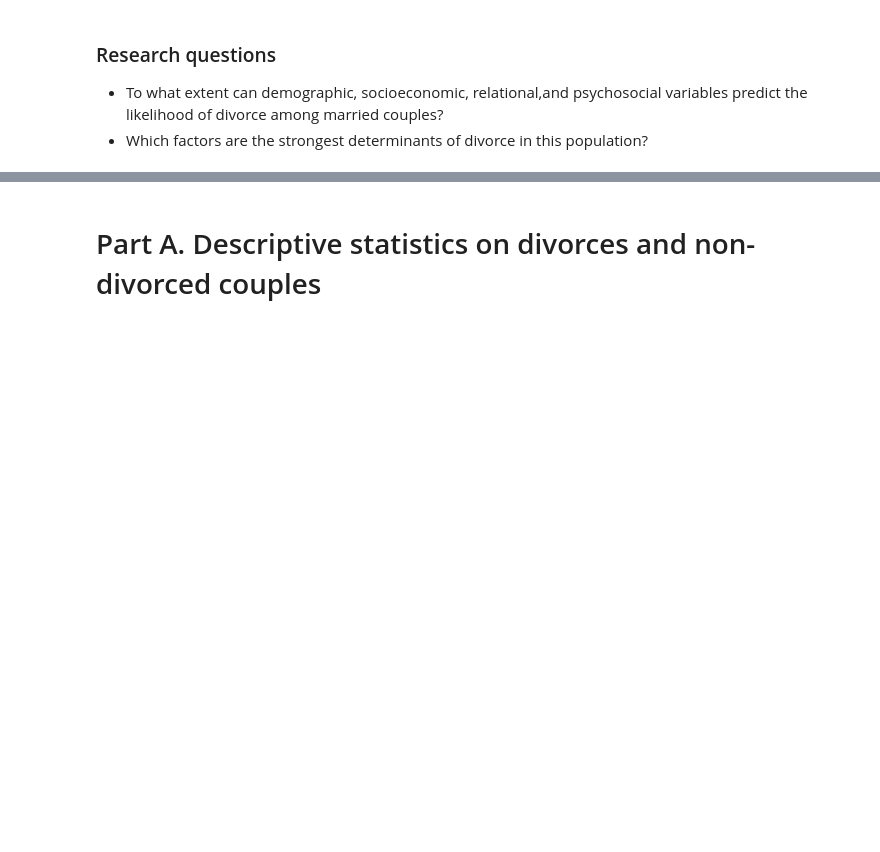
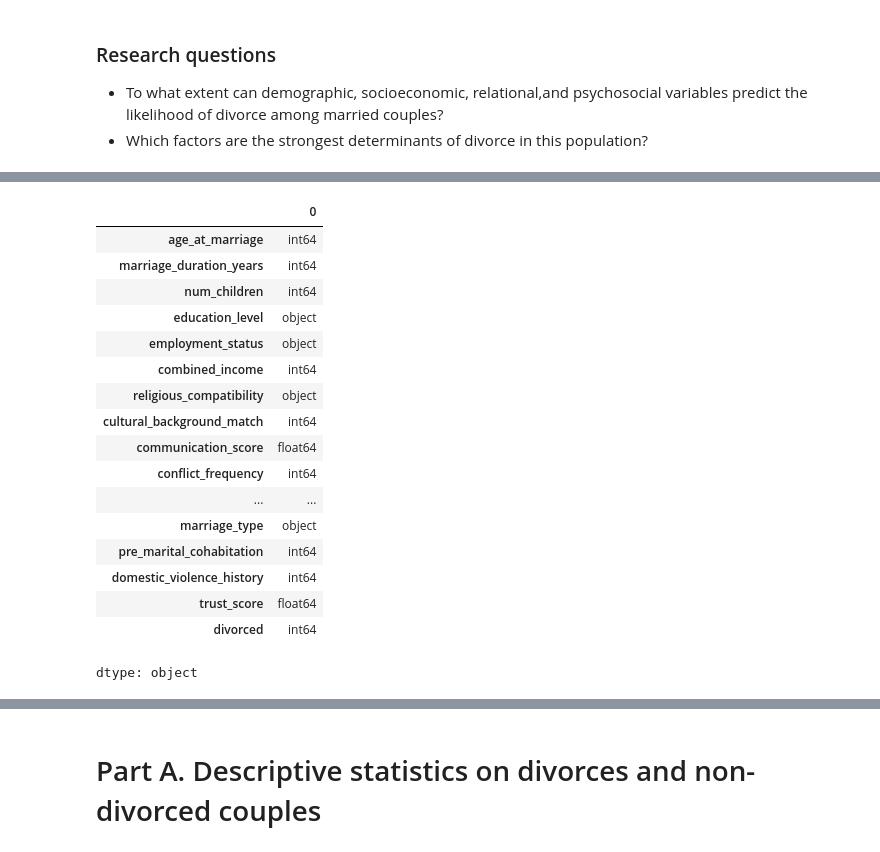
Before and after one commit to Rodrigu87/Module-2-Project-CAS-UniBe, a Jupyter notebook: Divorce.ipynb, the cells around one changed output, grey strips where cells are left out. Saved outputs shown, nothing was run; the diff lists cells and outputs as text; code cells hidden in the pictures; blank space fills up the shorter version.

```diff
--- a/Divorce.ipynb
+++ b/Divorce.ipynb
@@ -53,0 +103,22 @@ df.head(10)
+# %%
+# Data type summary for the dataset
+df.dtypes
+# %% [output]
+|  | 0 |
+| age_at_marriage | int64 |
+| marriage_duration_years | int64 |
+| num_children | int64 |
+| education_level | object |
+| employment_status | object |
+| combined_income | int64 |
+| religious_compatibility | object |
+| cultural_background_match | int64 |
+| communication_score | float64 |
+| conflict_frequency | int64 |
+| ... | ... |
+| marriage_type | object |
+| pre_marital_cohabitation | int64 |
+| domestic_violence_history | int64 |
+| trust_score | float64 |
+| divorced | int64 |
+dtype: object
```
Also changed, not shown: parts of 11 cells of this notebook.
